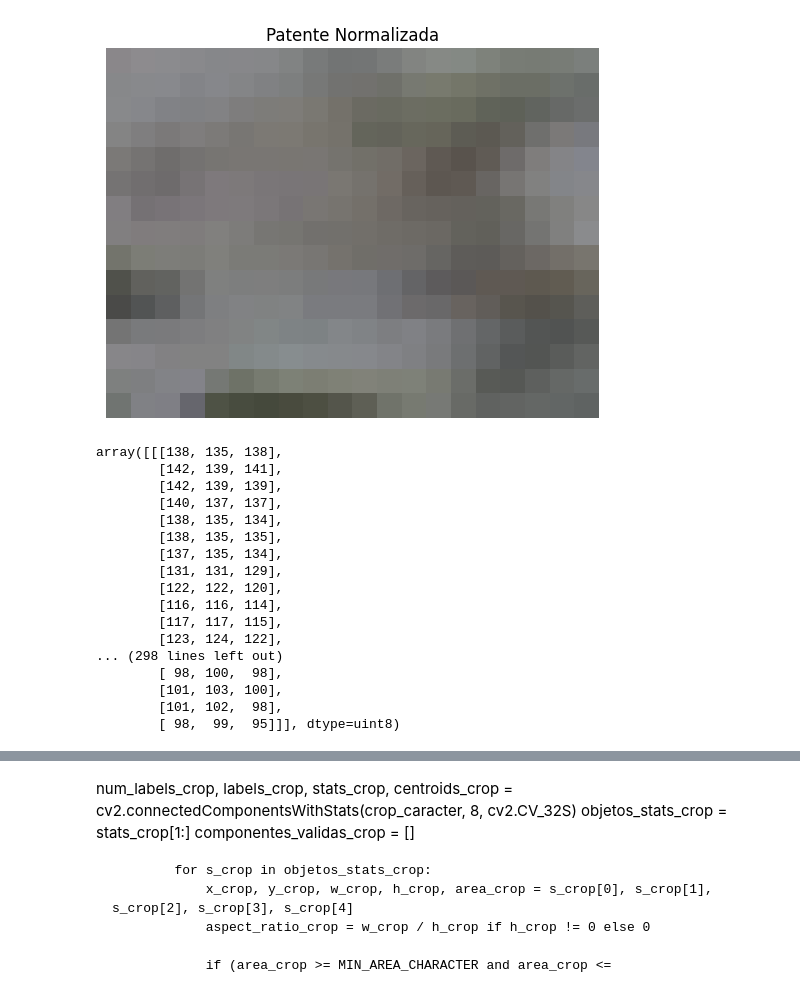
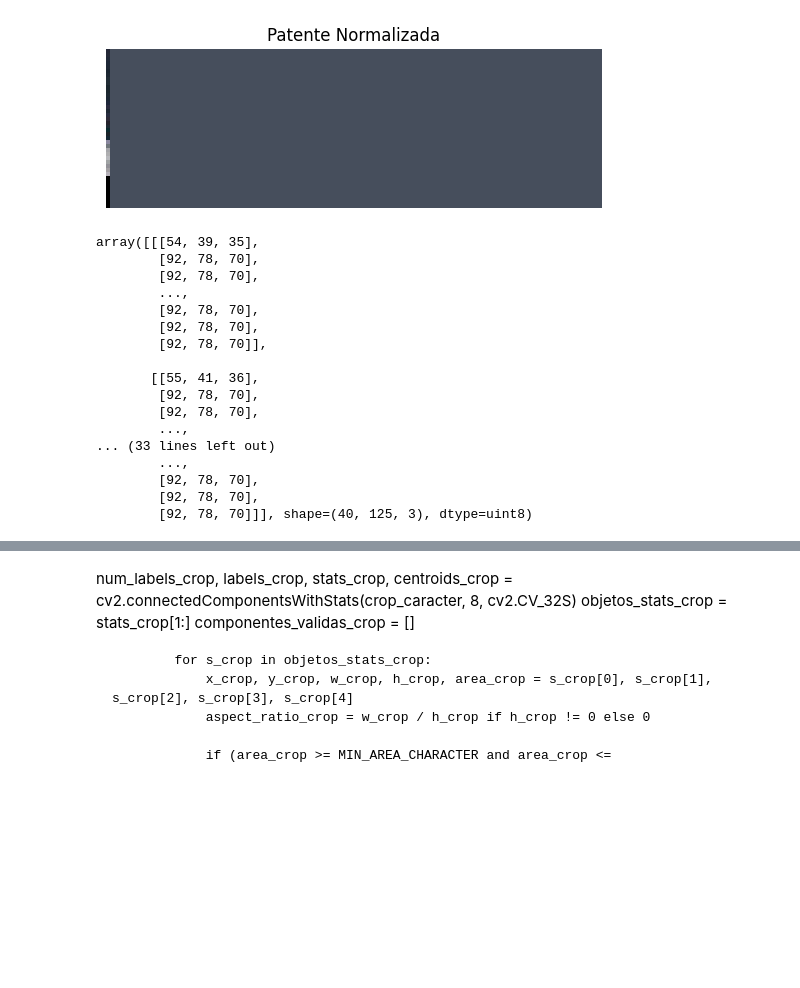
Before and after one commit to maxiromano/tp2_pdi_Molina_Romano, a Jupyter notebook: parte2.ipynb, the cells around one changed output, grey strips where cells are left out. Cells and saved outputs as stored; diff of their text form; code cells hidden in the pictures; blank space fills up the shorter version.

Commit message:
detecta caracteres pero hay  que cambiar umbrales

```diff
--- a/parte2.ipynb
+++ b/parte2.ipynb
@@ -46,49 +46,49 @@ def detectar_patente(ruta_imagen, min_area, max_area):
 
             diff = np.diff(pts, axis=1)
             rect[1] = pts[np.argmin(diff)]
             rect[3] = pts[np.argmax(diff)]
 
             return rect
 
         pts = patente_contorno.reshape(4, 2)
         rect = order_points(pts)
         (tl, tr, br, bl) = rect
 
         max_ancho = max(int(np.sqrt(((br[0] - bl[0]) ** 2) + ((br[1] - bl[1]) ** 2))),
                                     int(np.sqrt(((tr[0] - tl[0]) ** 2) + ((tr[1] - tl[1]) ** 2))))
 
         max_alto = max(int(np.sqrt(((tr[0] - br[0]) ** 2) + ((tr[1] - br[1]) ** 2))),
             int(np.sqrt(((tl[0] - bl[0]) ** 2) + ((tl[1] - bl[1]) ** 2))))
 
         dst = np.array([[0, 0],[max_ancho - 1, 0],[max_ancho - 1, max_alto - 1],[0, max_alto - 1]], dtype="float32")
         M = cv2.getPerspectiveTransform(rect, dst)
         patente_normalizada = cv2.warpPerspective(img, M, (max_ancho, max_alto))
 
         plt.imshow(cv2.cvtColor(patente_normalizada, cv2.COLOR_BGR2RGB))
         plt.axis('off')
         plt.title('Patente Normalizada')
         plt.show()
 
 
         return patente_normalizada
 
-detectar_patente('img/img12.png', 3550,15000)
+detectar_patente('img/img06.png', 2550,15000)
 # %% [output]
-[figure, old version]
+[figure, new version]
-array([[[138, 135, 138],
-        [142, 139, 141],
-        [142, 139, 139],
-        [140, 137, 137],
-        [138, 135, 134],
-        [138, 135, 135],
-        [137, 135, 134],
-        [131, 131, 129],
-        [122, 122, 120],
-        [116, 116, 114],
-        [117, 117, 115],
-        [123, 124, 122],
-... (298 lines left out)
-        [ 98, 100,  98],
-        [101, 103, 100],
-        [101, 102,  98],
-        [ 98,  99,  95]]], dtype=uint8)
+array([[[54, 39, 35],
+        [92, 78, 70],
+        [92, 78, 70],
+        ...,
+        [92, 78, 70],
+        [92, 78, 70],
+        [92, 78, 70]],
+
+       [[55, 41, 36],
+        [92, 78, 70],
+        [92, 78, 70],
+        ...,
+... (33 lines left out)
+        ...,
+        [92, 78, 70],
+        [92, 78, 70],
+        [92, 78, 70]]], shape=(40, 125, 3), dtype=uint8)
```
Also changed, not shown: parts of 6 cells of this notebook.
